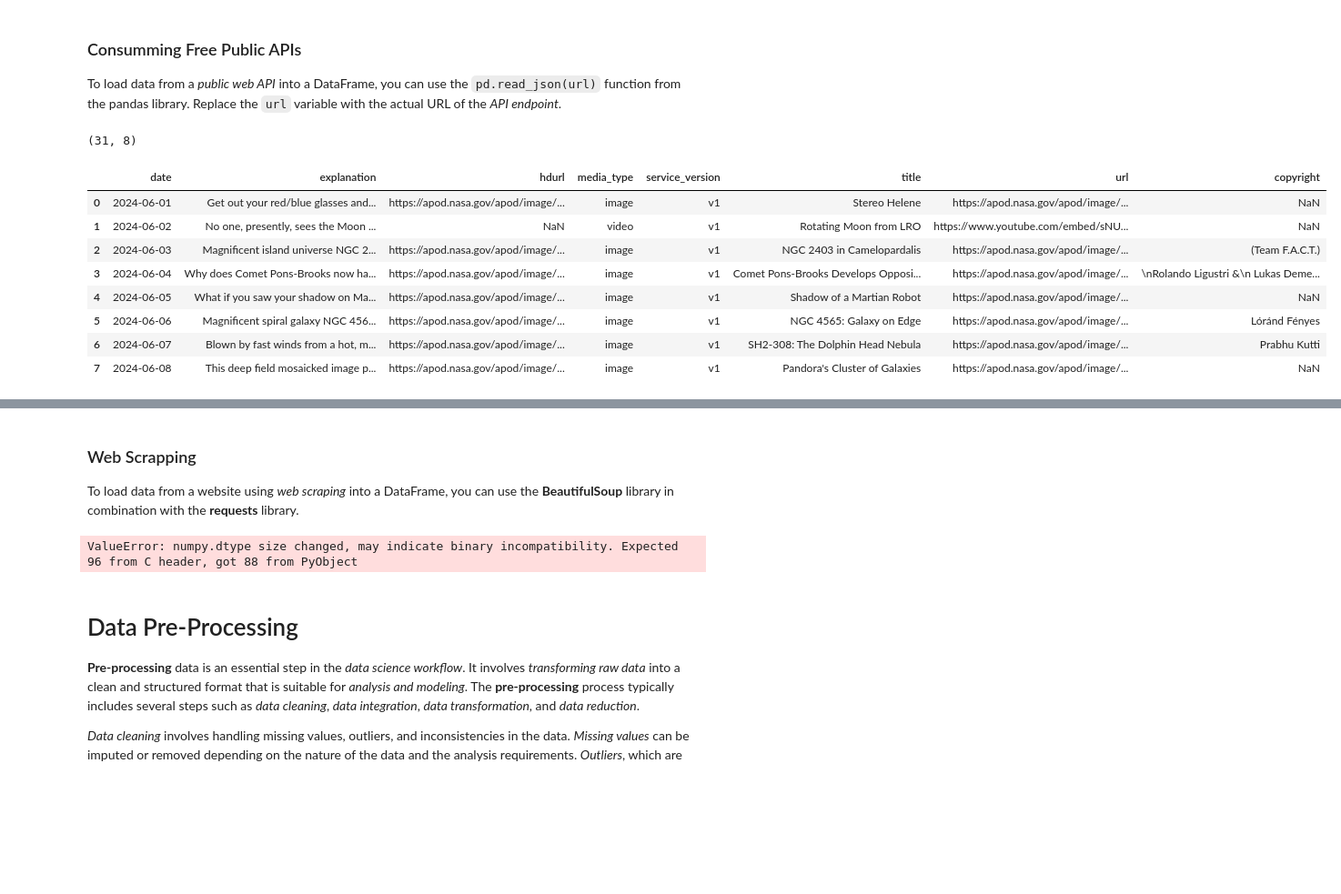
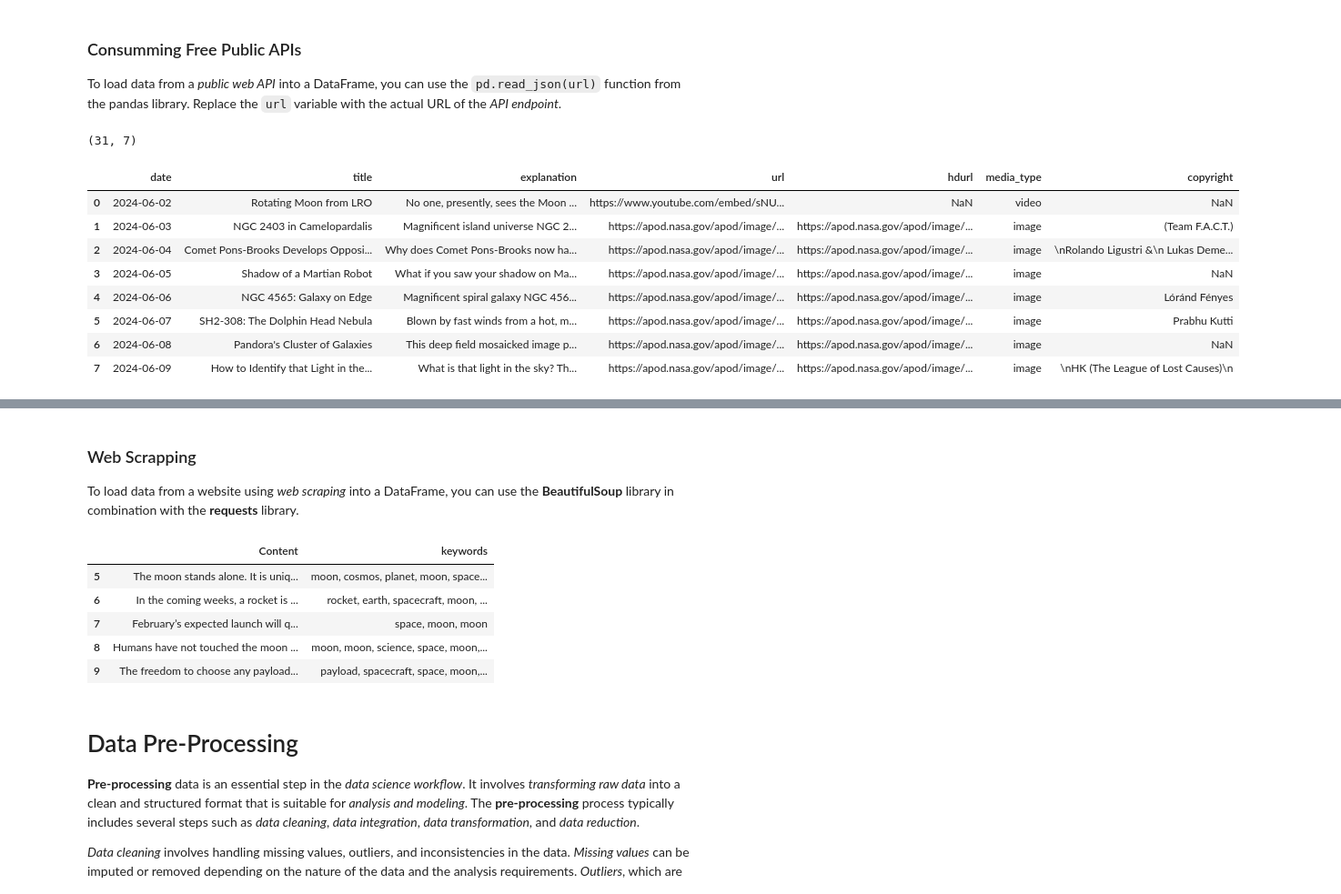
Before and after one commit to NicoG2023/Data_Science_Introduction, a Jupyter notebook: Classes/EDA-DataCleaning.ipynb, the cells around one changed output, grey strips where cells are left out. Shown at 91% size. Drawn from its saved outputs; the diff is of its cells as text; code cells hidden in the pictures; blank space fills up the shorter version.

```diff
--- a/Classes/EDA-DataCleaning.ipynb
+++ b/Classes/EDA-DataCleaning.ipynb
@@ -57,39 +144,45 @@ To load data from a _public web API_ into a DataFrame, you can use the `pd.read_
 # %%
 # NASA picture of the day API
 # https://api.nasa.gov/
 from datetime import datetime as dt, timedelta
 import requests as r
 import sys
 # NASA API key
 api_key = 'RZd13PnO7qzf8YpH1zcmmFsZvzDaZNHfDeSyJ9i3'
 # Calculate dates
 end_date = (dt.now() - timedelta(days=1)).strftime("%Y-%m-%d")
 start_date = (dt.now() - timedelta(days=31)).strftime("%Y-%m-%d")
 # API URL with parameters
 api_url = f'https://api.nasa.gov/planetary/apod?api_key={api_key}&start_date={start_date}&end_date={end_date}'
 # Make the API request
 response = requests.get(api_url)
 if response.status_code == 200:
     nasa_data = response.json()
 else:
     print('ERROR. Failed to retrieve data from NASA.')
     sys.exit()
+
 # Load the JSON data into a DataFrame
 nasa_df = pd.DataFrame(nasa_data)
+nasa_df = nasa_df.drop(columns=['service_version'], axis=1)
+#print(np.unique(nasa_df['service_version'])) service version SI es unico, e irrelevante, por lo que se borra
+nasa_df['media_type'] = nasa_df['media_type'].astype('category')
+nasa_df['date'] = pd.to_datetime(nasa_df['date'])
+nasa_df = nasa_df[['date', 'title', 'explanation', 'url', 'hdurl', 'media_type', 'copyright']]
 nasa_df.to_csv('csv-files/nasa_photos.csv', index=False)
 print(nasa_df.shape)
 nasa_df.head(8)
 # %% [output]
-(31, 8)
+(31, 7)
-|  | date | explanation | hdurl | media_type | service_version | title | url | copyright |
-| 0 | 2024-06-01 | Get out your red/blue glasses and... | https://apod.nasa.gov/apod/image/... | image | v1 | Stereo Helene | https://apod.nasa.gov/apod/image/... | NaN |
-| 1 | 2024-06-02 | No one, presently, sees the Moon ... | NaN | video | v1 | Rotating Moon from LRO | https://www.youtube.com/embed/sNU... | NaN |
-| 2 | 2024-06-03 | Magnificent island universe NGC 2... | https://apod.nasa.gov/apod/image/... | image | v1 | NGC 2403 in Camelopardalis | https://apod.nasa.gov/apod/image/... | (Team F.A.C.T.) |
-| 3 | 2024-06-04 | Why does Comet Pons-Brooks now ha... | https://apod.nasa.gov/apod/image/... | image | v1 | Comet Pons-Brooks Develops Opposi... | https://apod.nasa.gov/apod/image/... | \nRolando Ligustri &\n Lukas Deme... |
-| 4 | 2024-06-05 | What if you saw your shadow on Ma... | https://apod.nasa.gov/apod/image/... | image | v1 | Shadow of a Martian Robot | https://apod.nasa.gov/apod/image/... | NaN |
-| 5 | 2024-06-06 | Magnificent spiral galaxy NGC 456... | https://apod.nasa.gov/apod/image/... | image | v1 | NGC 4565: Galaxy on Edge | https://apod.nasa.gov/apod/image/... | Lóránd Fényes |
-| 6 | 2024-06-07 | Blown by fast winds from a hot, m... | https://apod.nasa.gov/apod/image/... | image | v1 | SH2-308: The Dolphin Head Nebula | https://apod.nasa.gov/apod/image/... | Prabhu Kutti |
-| 7 | 2024-06-08 | This deep field mosaicked image p... | https://apod.nasa.gov/apod/image/... | image | v1 | Pandora's Cluster of Galaxies | https://apod.nasa.gov/apod/image/... | NaN |
+|  | date | title | explanation | url | hdurl | media_type | copyright |
+| 0 | 2024-06-02 | Rotating Moon from LRO | No one, presently, sees the Moon ... | https://www.youtube.com/embed/sNU... | NaN | video | NaN |
+| 1 | 2024-06-03 | NGC 2403 in Camelopardalis | Magnificent island universe NGC 2... | https://apod.nasa.gov/apod/image/... | https://apod.nasa.gov/apod/image/... | image | (Team F.A.C.T.) |
+| 2 | 2024-06-04 | Comet Pons-Brooks Develops Opposi... | Why does Comet Pons-Brooks now ha... | https://apod.nasa.gov/apod/image/... | https://apod.nasa.gov/apod/image/... | image | \nRolando Ligustri &\n Lukas Deme... |
+| 3 | 2024-06-05 | Shadow of a Martian Robot | What if you saw your shadow on Ma... | https://apod.nasa.gov/apod/image/... | https://apod.nasa.gov/apod/image/... | image | NaN |
+| 4 | 2024-06-06 | NGC 4565: Galaxy on Edge | Magnificent spiral galaxy NGC 456... | https://apod.nasa.gov/apod/image/... | https://apod.nasa.gov/apod/image/... | image | Lóránd Fényes |
+| 5 | 2024-06-07 | SH2-308: The Dolphin Head Nebula | Blown by fast winds from a hot, m... | https://apod.nasa.gov/apod/image/... | https://apod.nasa.gov/apod/image/... | image | Prabhu Kutti |
+| 6 | 2024-06-08 | Pandora's Cluster of Galaxies | This deep field mosaicked image p... | https://apod.nasa.gov/apod/image/... | https://apod.nasa.gov/apod/image/... | image | NaN |
+| 7 | 2024-06-09 | How to Identify that Light in the... | What is that light in the sky? Th... | https://apod.nasa.gov/apod/image/... | https://apod.nasa.gov/apod/image/... | image | \nHK (The League of Lost Causes)\n |
 # %%
 # NY Times API
 # https://developer.nytimes.com/docs/articlesearch-product/1/overview
@@ -130,6 +223,7 @@ To load data from a website using _web scraping_ into a DataFrame, you can use t
 #!python -m spacy download en_core_web_lg
 import requests
 import pandas as pd
+import numpy as np
 import spacy
 import re
 from bs4 import BeautifulSoup
@@ -175,8 +269,14 @@ scrapping_df['keywords'] = scrapping_df['Content'].apply(lambda p: get_keywords(
 
 # Print the DataFrame
 scrapping_df.to_csv('csv-files/scrapping_ny_times.csv')
+scrapping_df.head()
 # %% [output]
-ValueError: numpy.dtype size changed, may indicate binary incompatibility. Expected 96 from C header, got 88 from PyObject
+|  | Content | keywords |
+| 5 | The moon stands alone. It is uniq... | moon, cosmos, planet, moon, space... |
+| 6 | In the coming weeks, a rocket is ... | rocket, earth, spacecraft, moon, ... |
+| 7 | February’s expected launch will q... | space, moon, moon |
+| 8 | Humans have not touched the moon ... | moon, moon, science, space, moon,... |
+| 9 | The freedom to choose any payload... | payload, spacecraft, space, moon,... |
 # %% [markdown]
 # Data Pre-Processing
 
```
Also changed, not shown: parts of 9 cells of this notebook, 10 other files.
